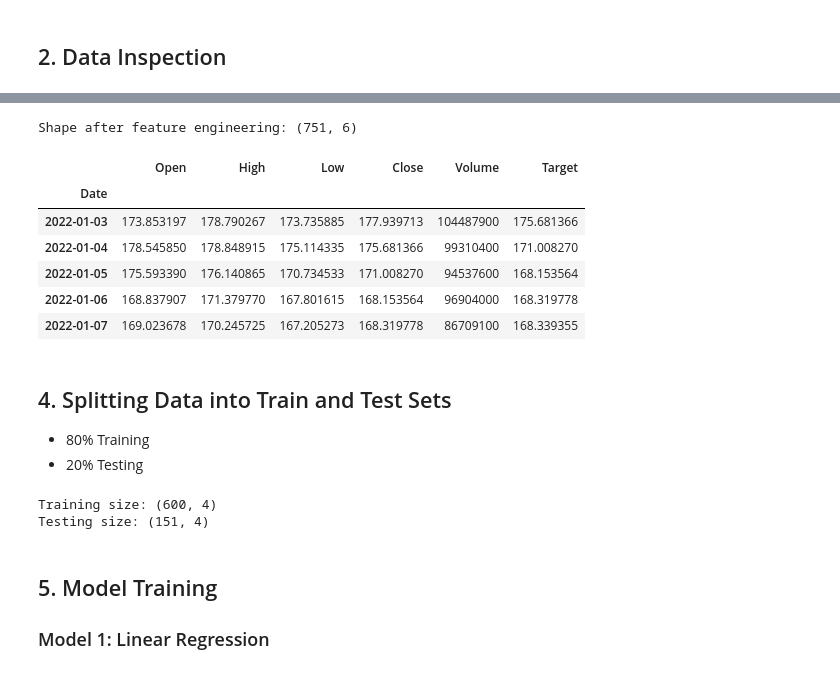
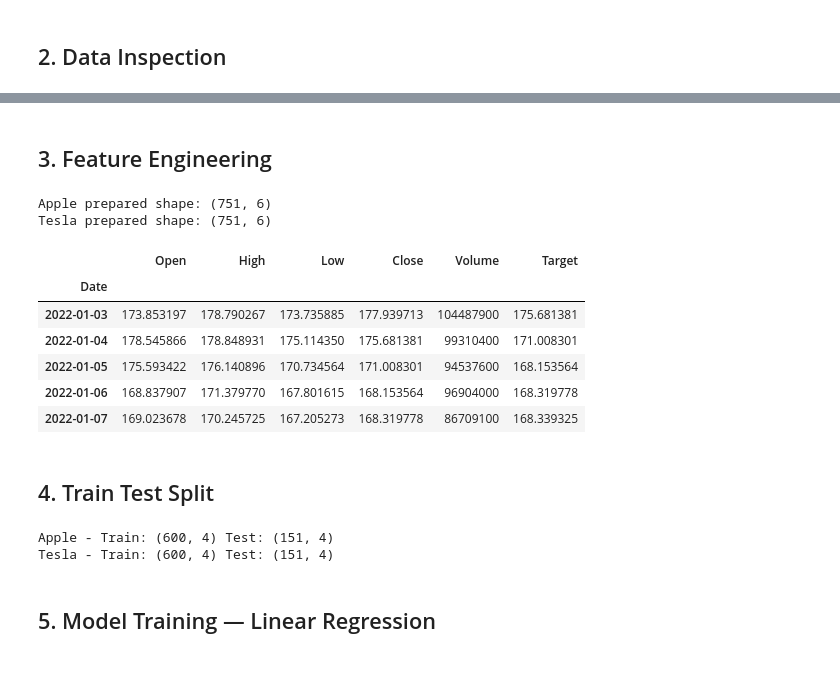
Before and after one commit to elleenfatima05/AI_ML_Internship, a Jupyter notebook: Task2_Stocks_Prediction/task2_stocks.ipynb, the cells around one changed output, grey strips where cells are left out. Drawn from its saved outputs; the diff is of its cells as text; code cells hidden in the pictures.

```diff
--- a/Task2_Stocks_Prediction/task2_stocks.ipynb
+++ b/Task2_Stocks_Prediction/task2_stocks.ipynb
@@ -79,43 +68,43 @@ Creating input features (X) and target variable (y).
-# %%
-df = stock[['Open', 'High', 'Low', 'Close', 'Volume']].copy()
-
-# Flatten multi-level columns if present
-df.columns = ['Open', 'High', 'Low', 'Close', 'Volume']
-
-# Shift close price by 1 to predict next day
-df['Target'] = df['Close'].shift(-1)
-
-# Drop last row (NaN target)
-df.dropna(inplace=True)
-
-print("Shape after feature engineering:", df.shape)
-df.head()
-# %% [output]
-Shape after feature engineering: (751, 6)
-|  | Open | High | Low | Close | Volume | Target |
-| Date |  |  |  |  |  |  |
-| 2022-01-03 | 173.853197 | 178.790267 | 173.735885 | 177.939713 | 104487900 | 175.681366 |
-| 2022-01-04 | 178.545850 | 178.848915 | 175.114335 | 175.681366 | 99310400 | 171.008270 |
-| 2022-01-05 | 175.593390 | 176.140865 | 170.734533 | 171.008270 | 94537600 | 168.153564 |
-| 2022-01-06 | 168.837907 | 171.379770 | 167.801615 | 168.153564 | 96904000 | 168.319778 |
-| 2022-01-07 | 169.023678 | 170.245725 | 167.205273 | 168.319778 | 86709100 | 168.339355 |
-# %% [markdown]
-## 4. Splitting Data into Train and Test Sets
-- 80% Training
-- 20% Testing
+# %% [markdown]
+## 3. Feature Engineering
+# %%
+def prepare_data(df):
+    data = df[['Open', 'High', 'Low', 'Close', 'Volume']].copy()
+    data['Target'] = data['Close'].shift(-1)
+    data.dropna(inplace=True)
+    return data
+
+apple_df = prepare_data(apple)
+tesla_df = prepare_data(tesla)
+
+print("Apple prepared shape:", apple_df.shape)
+print("Tesla prepared shape:", tesla_df.shape)
+apple_df.head()
+# %% [output]
+Apple prepared shape: (751, 6)
+Tesla prepared shape: (751, 6)
+|  | Open | High | Low | Close | Volume | Target |
+| Date |  |  |  |  |  |  |
+| 2022-01-03 | 173.853197 | 178.790267 | 173.735885 | 177.939713 | 104487900 | 175.681381 |
+| 2022-01-04 | 178.545866 | 178.848931 | 175.114350 | 175.681381 | 99310400 | 171.008301 |
+| 2022-01-05 | 175.593422 | 176.140896 | 170.734564 | 171.008301 | 94537600 | 168.153564 |
+| 2022-01-06 | 168.837907 | 171.379770 | 167.801615 | 168.153564 | 96904000 | 168.319778 |
+| 2022-01-07 | 169.023678 | 170.245725 | 167.205273 | 168.319778 | 86709100 | 168.339325 |
+# %% [markdown]
+## 4. Train Test Split
 # %%
-X = df[['Open', 'High', 'Low', 'Volume']]
-y = df['Target']
+def split_data(df):
+    X = df[['Open', 'High', 'Low', 'Volume']]
+    y = df['Target']
+    return train_test_split(X, y, test_size=0.2, random_state=42)
 
-X_train, X_test, y_train, y_test = train_test_split(
-    X, y, test_size=0.2, random_state=42
-)
+apple_X_train, apple_X_test, apple_y_train, apple_y_test = split_data(apple_df)
+tesla_X_train, tesla_X_test, tesla_y_train, tesla_y_test = split_data(tesla_df)
 
-print("Training size:", X_train.shape)
-print("Testing size:", X_test.shape)
+print("Apple - Train:", apple_X_train.shape, "Test:", apple_X_test.shape)
+print("Tesla - Train:", tesla_X_train.shape, "Test:", tesla_X_test.shape)
 # %% [output]
-Training size: (600, 4)
-Testing size: (151, 4)
+Apple - Train: (600, 4) Test: (151, 4)
+Tesla - Train: (600, 4) Test: (151, 4)
 # %% [markdown]
-## 5. Model Training
-### Model 1: Linear Regression
+## 5. Model Training — Linear Regression
```
Also changed, not shown: parts of 20 cells of this notebook.
